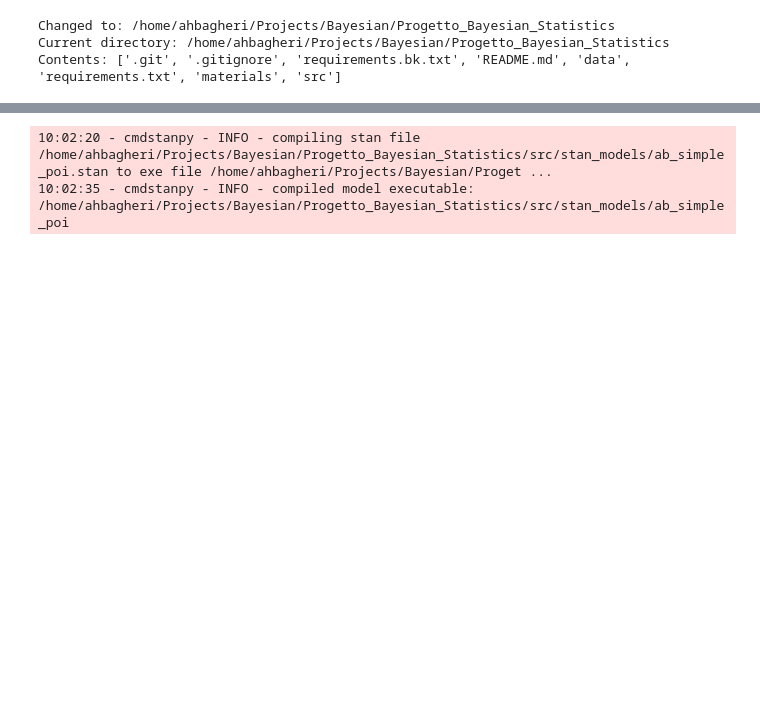
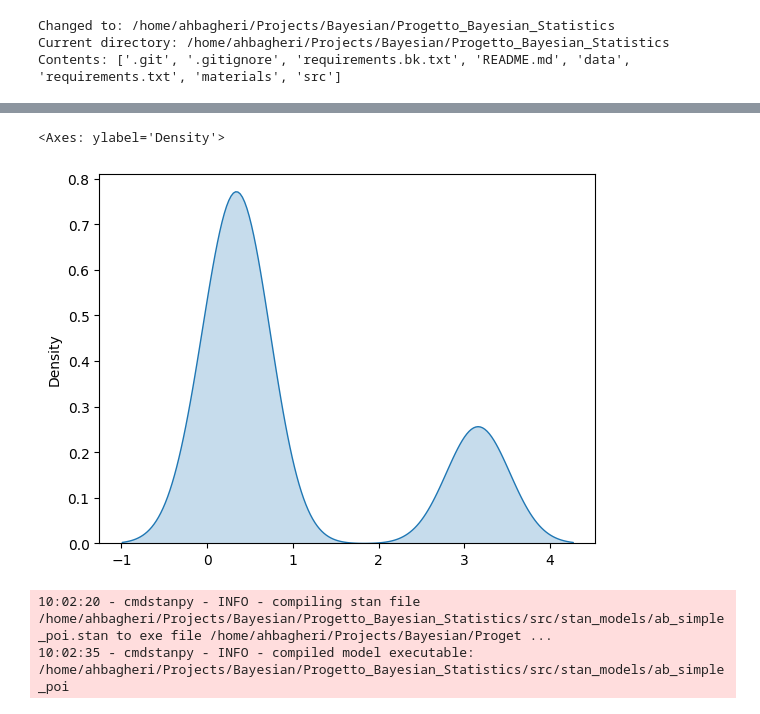
Before and after one commit to ahbagheri01/Progetto_Bayesian_Statistics, a Jupyter notebook: src/jupyter/ab_stan.ipynb, the cells around one changed output, grey strips where cells are left out. Saved outputs shown, nothing was run; the diff lists cells and outputs as text; code cells hidden in the pictures; blank space fills up the shorter version.

```diff
--- a/src/jupyter/ab_stan.ipynb
+++ b/src/jupyter/ab_stan.ipynb
@@ -273,3 +283,8 @@ Error:
+# %%
+sns.kdeplot(IBU**2, fill=True)
+# %% [output]
+<Axes: ylabel='Density'>
+[figure, added]
 # %%
 glm1 = CmdStanModel(stan_file=f"{STAN_PATH}/ab_simple_poi.stan")
 # %% [output]
```
Also changed, not shown: parts of 7 cells of this notebook, 15 other files.
